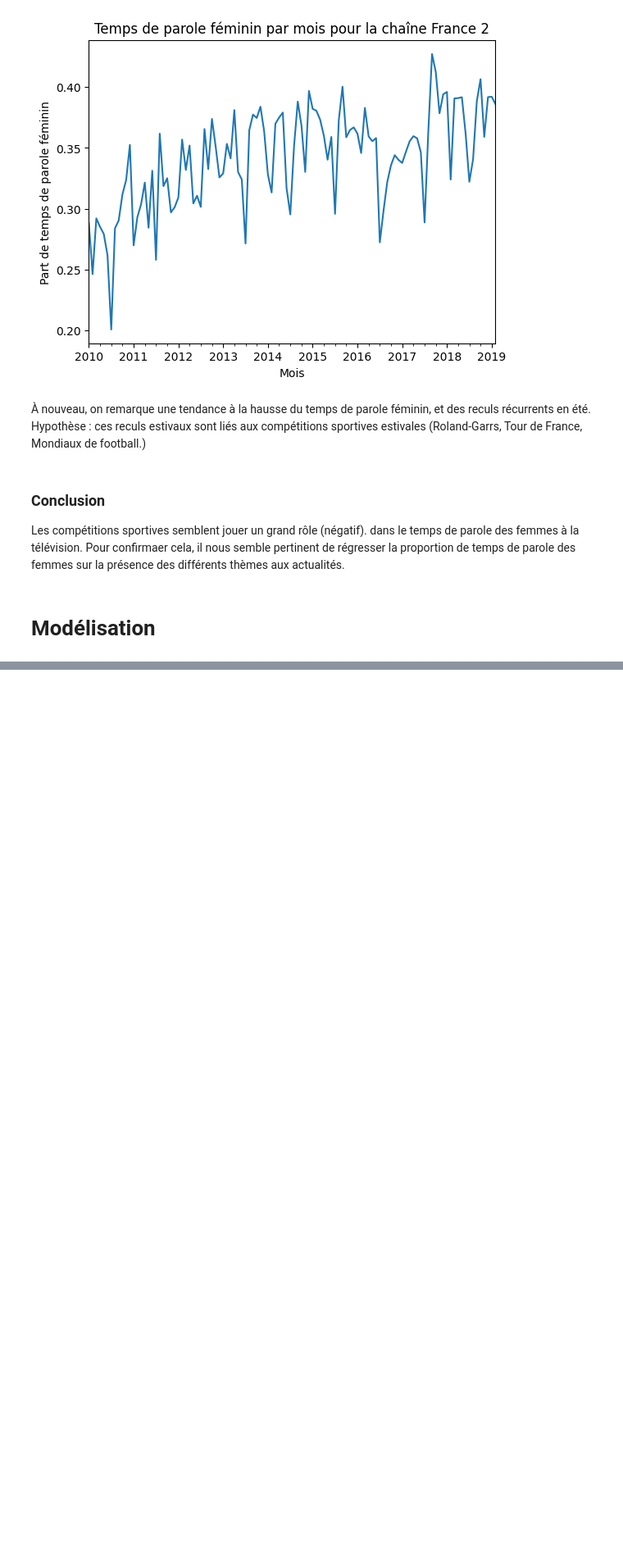
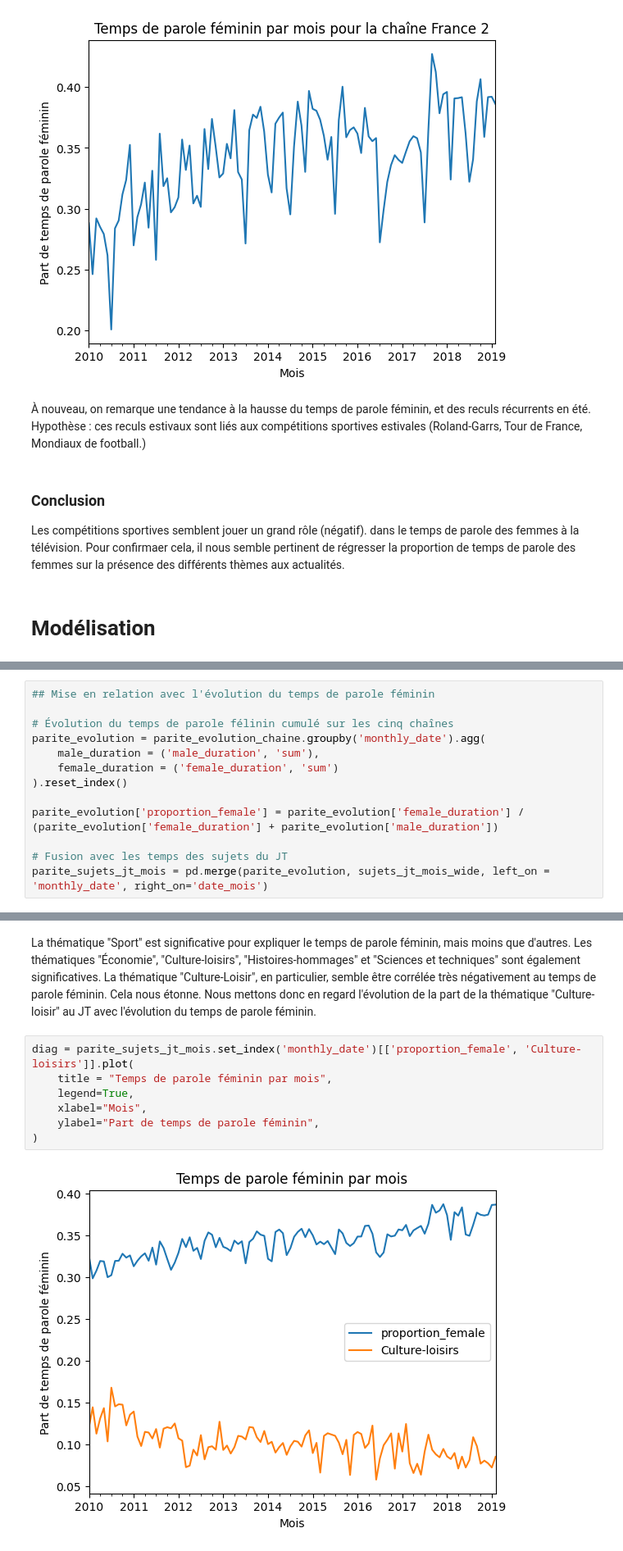
Before and after one commit to Gstrems/Projet_python_2A, a Jupyter notebook: rapport.ipynb, the cells around one changed output, grey strips where cells are left out. Shown at 82% size. Cells and saved outputs as stored; diff of their text form; blank space fills up the shorter version.

Commit message:
regression de la parole féminine sur les thematiques du JT

```diff
--- a/rapport.ipynb
+++ b/rapport.ipynb
@@ -206,0 +242,13 @@ Pour confirmaer cela, il nous semble pertinent de régresser la proportion de te
+# %%
+## Mise en relation avec l'évolution du temps de parole féminin
+
+# Évolution du temps de parole félinin cumulé sur les cinq chaînes
+parite_evolution = parite_evolution_chaine.groupby('monthly_date').agg(
+    male_duration = ('male_duration', 'sum'),
+    female_duration = ('female_duration', 'sum')
+).reset_index()
+
+parite_evolution['proportion_female'] = parite_evolution['female_duration'] / (parite_evolution['female_duration'] + parite_evolution['male_duration'])
+
+# Fusion avec les temps des sujets du JT
+parite_sujets_jt_mois = pd.merge(parite_evolution, sujets_jt_mois_wide, left_on = 'monthly_date', right_on='date_mois')
@@ -206,0 +307,14 @@ Pour confirmaer cela, il nous semble pertinent de régresser la proportion de te
+# %% [markdown]
+La thématique "Sport" est significative pour expliquer le temps de parole féminin, mais moins que d'autres.
+Les thématiques "Économie", "Culture-loisirs", "Histoires-hommages" et "Sciences et techniques" sont également significatives.
+La thématique "Culture-Loisir", en particulier, semble être corrélée très négativement au temps de parole féminin.
+Cela nous étonne. Nous mettons donc en regard l'évolution de la part de la thématique "Culture-loisir" au JT avec l'évolution du temps de parole féminin.
+# %%
+diag = parite_sujets_jt_mois.set_index('monthly_date')[['proportion_female', 'Culture-loisirs']].plot(
+    title = "Temps de parole féminin par mois",
+    legend=True,
+    xlabel="Mois",
+    ylabel="Part de temps de parole féminin",
+)
+# %% [output]
+[figure, added]
```
Also changed, not shown: parts of 21 cells of this notebook.
